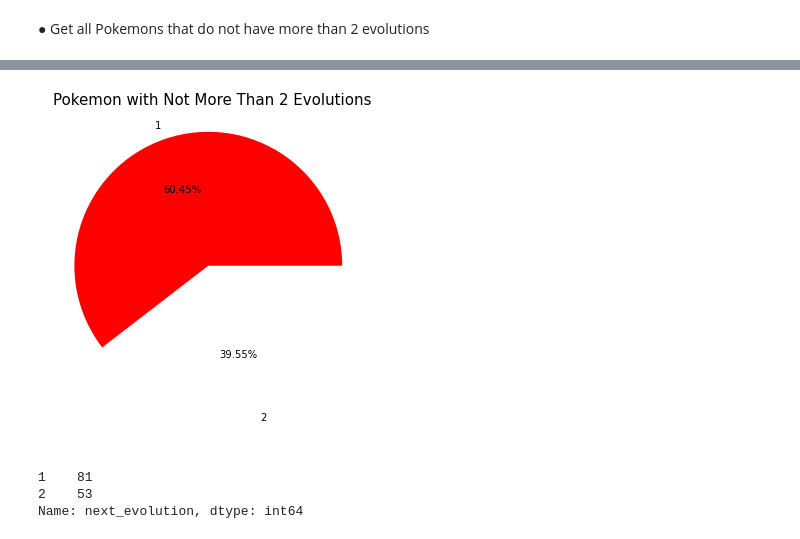
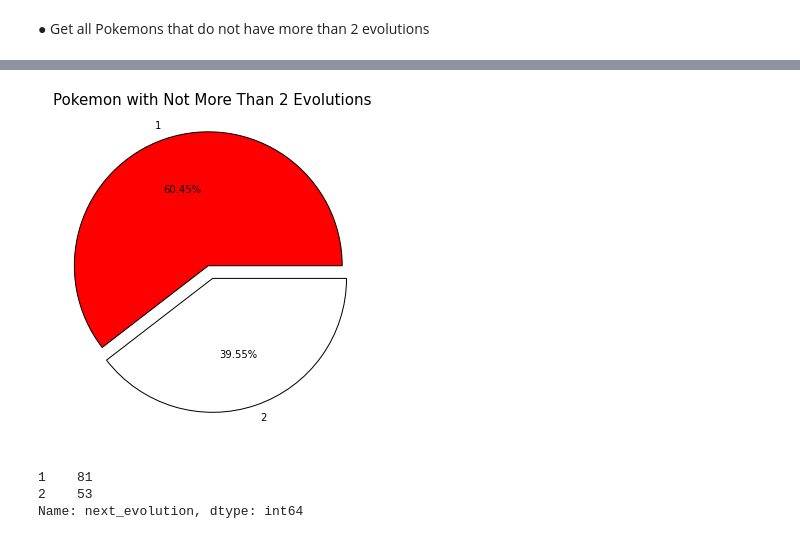
Before and after one commit to shashank2589/Interview-Based-Assesement, a Jupyter notebook: Python/Answer_6.ipynb, the cells around one changed output, grey strips where cells are left out. Cells and saved outputs as stored; diff of their text form; code cells hidden in the pictures.

```diff
--- a/Python/Answer_6.ipynb
+++ b/Python/Answer_6.ipynb
@@ -172,14 +172,14 @@ evolution_df.head()
 # %%
 # Count the number of Pokemon in each category
 pokemon_count = evolution_df['next_evolution'].fillna('').apply(lambda x: len(x.split(','))).value_counts().sort_index()
 
 # Plot the pie chart of Pokemon that do not have more than 2 evolutions
 plt.figure(figsize=(6, 8))
-plt.pie(pokemon_count.values, labels=pokemon_count.index, autopct='%1.2f%%', explode=(0.1, 0), colors=['red', 'white'])
+plt.pie(pokemon_count.values, labels=pokemon_count.index, autopct='%1.2f%%', explode=(0.1, 0), colors=['red', 'white'], wedgeprops={"edgecolor":"black"})
 plt.title('Pokemon with Not More Than 2 Evolutions', fontsize = 15)
 plt.show()
 # %% [output]
-[figure, old version]
+[figure, new version]
 # %%
 pokemon_count
 # %% [output]
```
